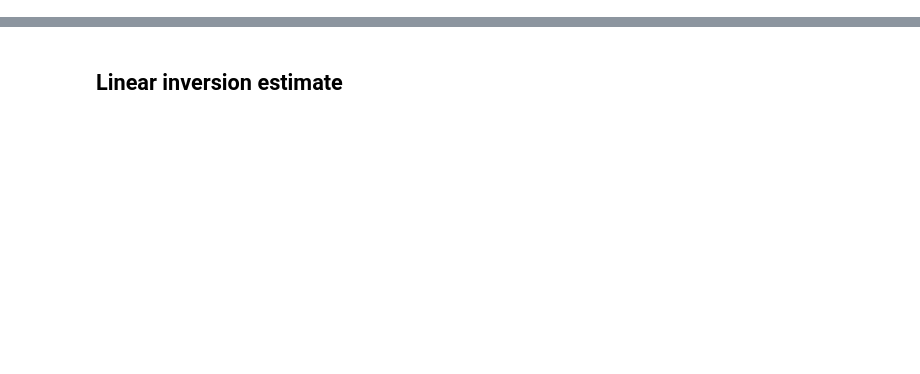
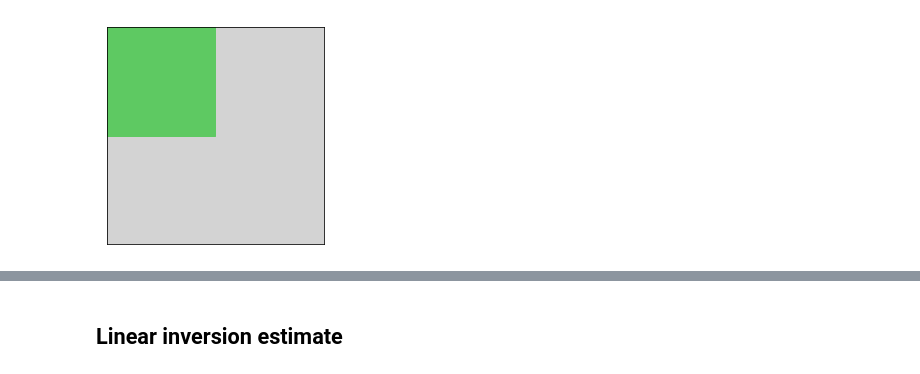
Before and after one commit to rigetti/forest-benchmarking, a Jupyter notebook: examples/state_tomography.ipynb, the cells around one changed output, grey strips where cells are left out. Saved outputs shown, nothing was run; the diff lists cells and outputs as text; code cells hidden in the pictures; blank space fills up the shorter version.

```diff
--- a/examples/state_tomography.ipynb
+++ b/examples/state_tomography.ipynb
@@ -50,0 +141,24 @@ print(target)
+# %%
+PROJ_ZERO = np.array([[1, 0], [0, 0]])
+PROJ_ONE = np.array([[0, 0], [0, 1]])
+ID = PROJ_ZERO + PROJ_ONE
+PLUS = np.array([[1], [1]]) / np.sqrt(2)
+PROJ_PLUS = PLUS @ PLUS.T.conj()
+PROJ_MINUS = ID - PROJ_PLUS
+Z_EFFECTS = [PROJ_ZERO, PROJ_ONE]
+X_EFFECTS = [PROJ_PLUS, PROJ_MINUS]
+X = PROJ_PLUS - PROJ_MINUS
+Y = 1j * PROJ_PLUS - 1j * PROJ_MINUS
+Z = PROJ_ZERO - PROJ_ONE
+
+# Two qubit defs
+P00 = np.kron(PROJ_ZERO, PROJ_ZERO)
+P01 = np.kron(PROJ_ZERO, PROJ_ONE)
+P10 = np.kron(PROJ_ONE, PROJ_ZERO)
+P11 = np.kron(PROJ_ONE, PROJ_ONE)
+ID_2Q = P00 + P01 + P10 + P11
+ZZ_EFFECTS = [P00, P01, P10, P11]
+# %%
+hinton(PROJ_ZERO, max_weight=1)
+# %% [output]
+[figure, added]
```
Also changed, not shown: parts of 57 cells of this notebook, 5 other files.
